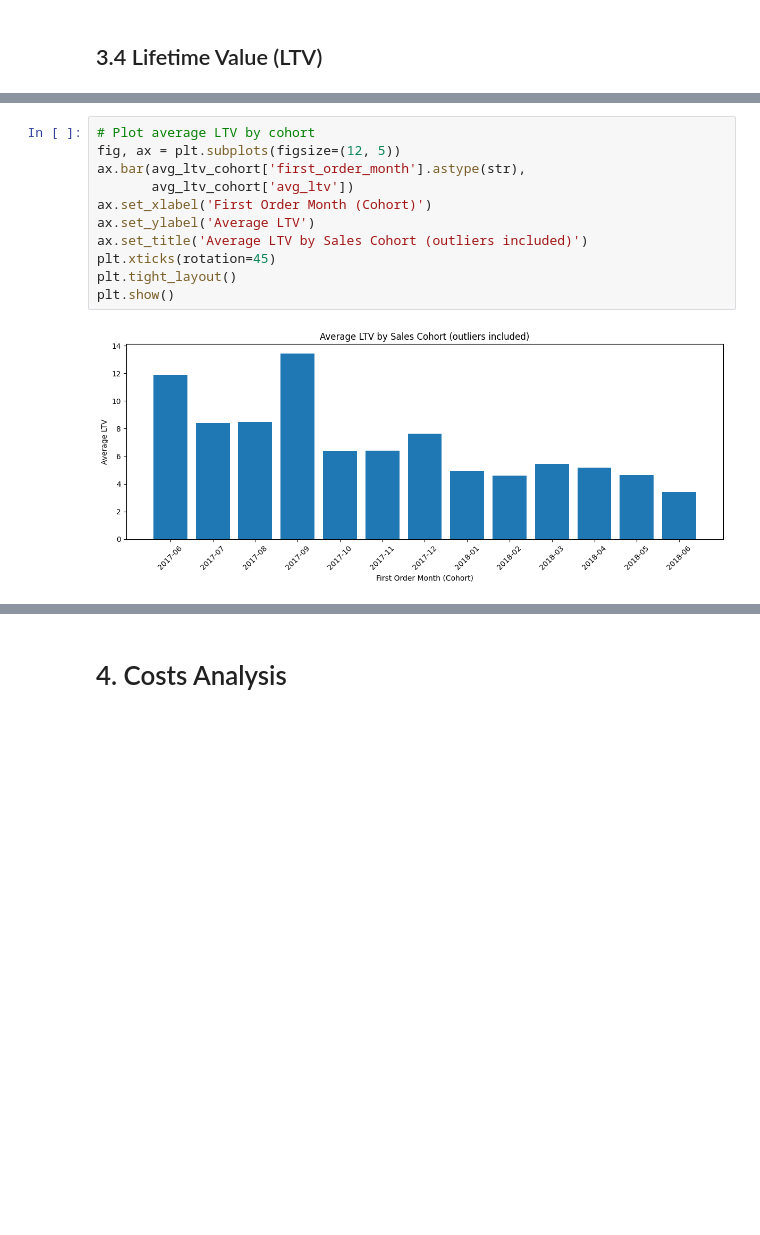
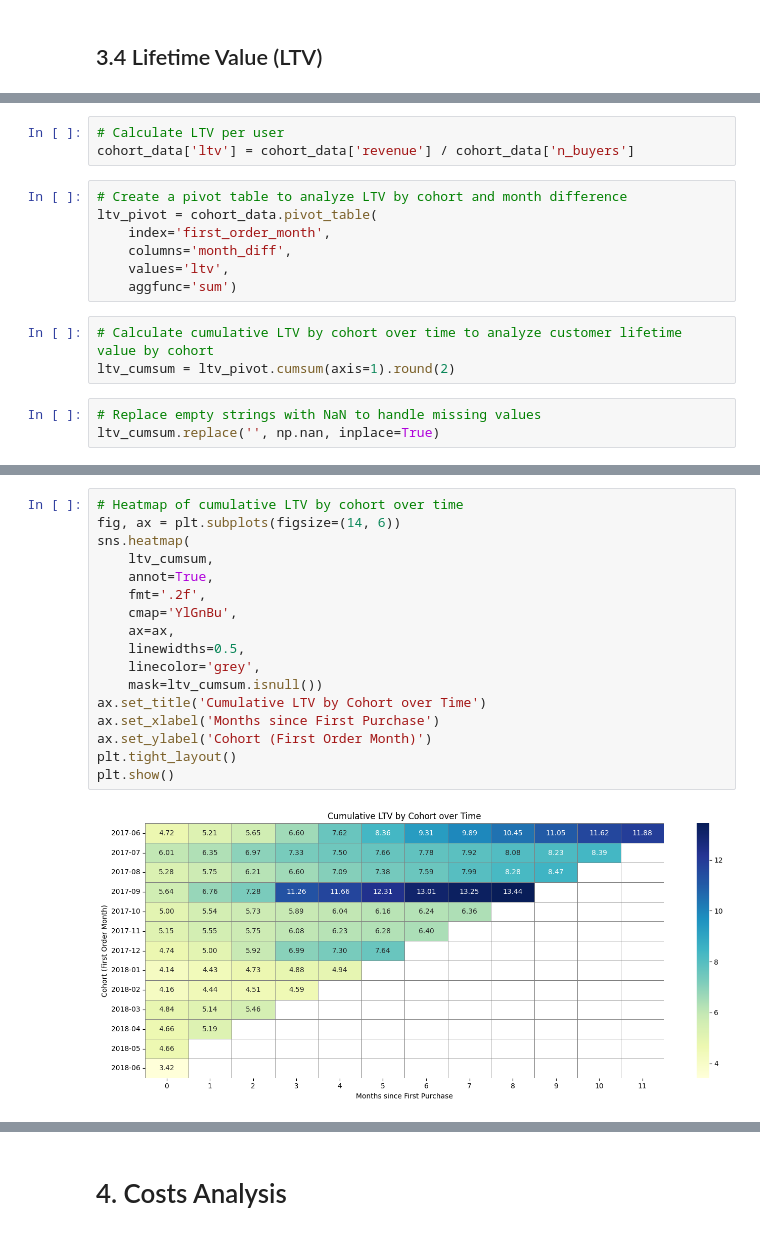
Before and after one commit to hmvcarvalho/yafisha-marketing-analysis, a Jupyter notebook: yafisha_analysis.ipynb, the cells around one changed output, grey strips where cells are left out. Drawn from its saved outputs; the diff is of its cells as text; blank space fills up the shorter version.

Commit message:
ltv by cohort update

```diff
--- a/yafisha_analysis.ipynb
+++ b/yafisha_analysis.ipynb
@@ -1014,0 +1037,16 @@ print(avg_ltv_cohort)
+# %%
+# Calculate LTV per user
+cohort_data['ltv'] = cohort_data['revenue'] / cohort_data['n_buyers']
+# %%
+# Create a pivot table to analyze LTV by cohort and month difference
+ltv_pivot = cohort_data.pivot_table(
+    index='first_order_month',
+    columns='month_diff',
+    values='ltv',
+    aggfunc='sum')
+# %%
+# Calculate cumulative LTV by cohort over time to analyze customer lifetime value by cohort
+ltv_cumsum = ltv_pivot.cumsum(axis=1).round(2)
+# %%
+# Replace empty strings with NaN to handle missing values
+ltv_cumsum.replace('', np.nan, inplace=True)
@@ -1015,14 +1069,20 @@ print(avg_ltv_cohort)
 # %%
-# Plot average LTV by cohort
-fig, ax = plt.subplots(figsize=(12, 5))
-ax.bar(avg_ltv_cohort['first_order_month'].astype(str),
-       avg_ltv_cohort['avg_ltv'])
-ax.set_xlabel('First Order Month (Cohort)')
-ax.set_ylabel('Average LTV')
-ax.set_title('Average LTV by Sales Cohort (outliers included)')
-plt.xticks(rotation=45)
+# Heatmap of cumulative LTV by cohort over time
+fig, ax = plt.subplots(figsize=(14, 6))
+sns.heatmap(
+    ltv_cumsum,
+    annot=True,
+    fmt='.2f',
+    cmap='YlGnBu',
+    ax=ax,
+    linewidths=0.5,
+    linecolor='grey',
+    mask=ltv_cumsum.isnull())
+ax.set_title('Cumulative LTV by Cohort over Time')
+ax.set_xlabel('Months since First Purchase')
+ax.set_ylabel('Cohort (First Order Month)')
 plt.tight_layout()
 plt.show()
 # %% [output]
-[figure, old version]
+[figure, new version]
 # %% [markdown]
```
Also changed, not shown: parts of 21 cells of this notebook.
